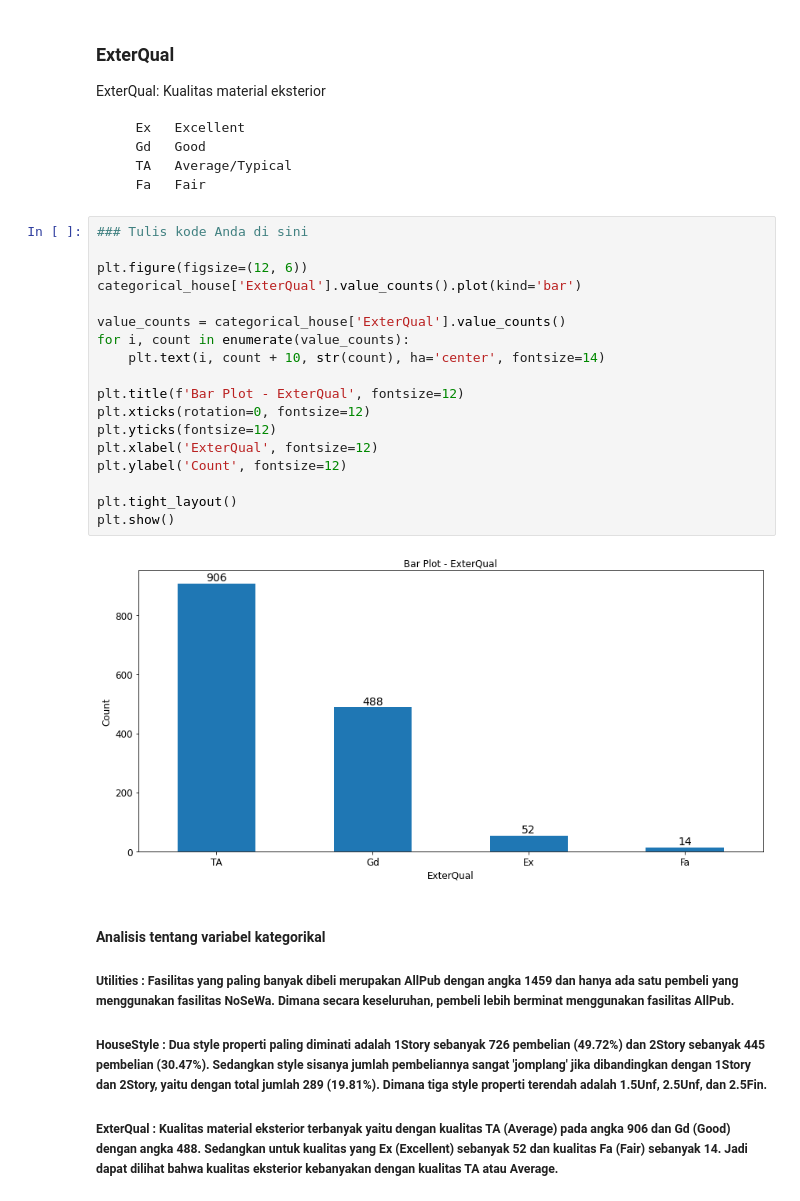
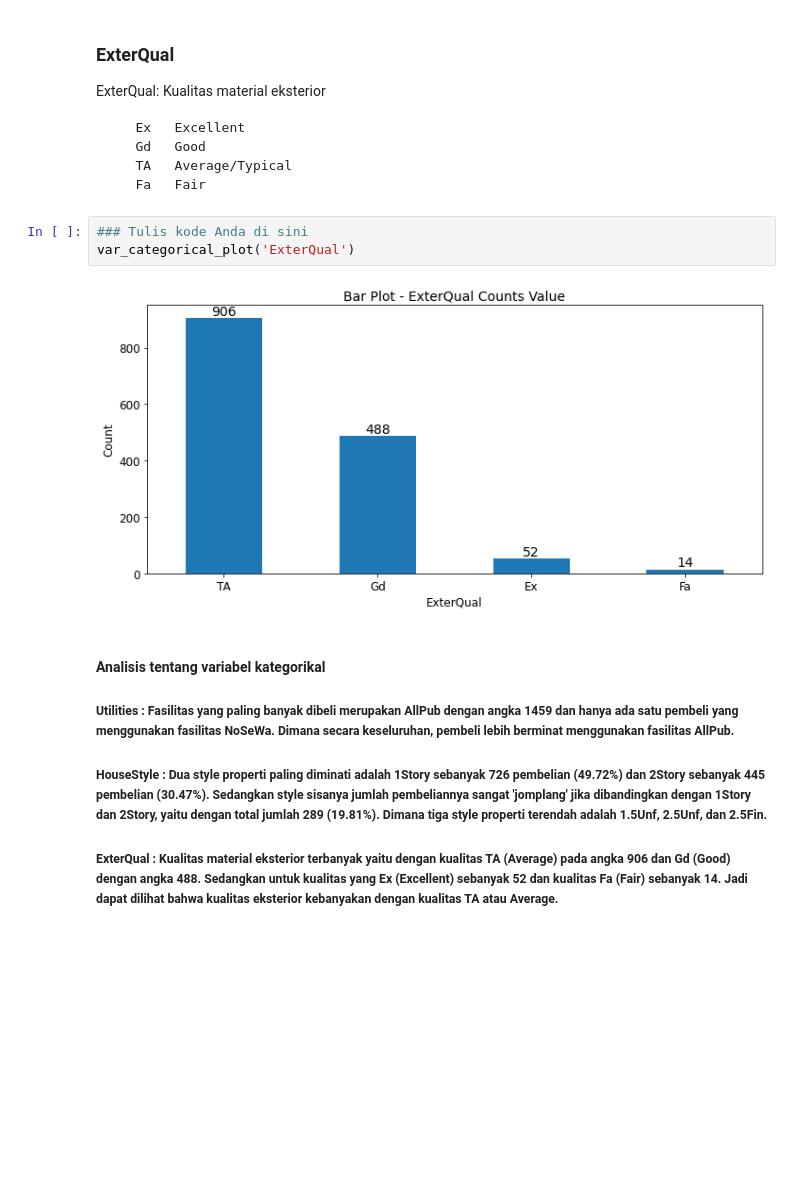
Before and after one commit to TheOX7/Final-Proyek-Data-Science-Kelas.com, a Jupyter notebook: Case Study 02/Project_Based_Learning_Case_02.ipynb, the cells around one changed output. Saved outputs shown, nothing was run; the diff lists cells and outputs as text; blank space fills up the shorter version.

```diff
--- a/Case Study 02/Project_Based_Learning_Case_02.ipynb
+++ b/Case Study 02/Project_Based_Learning_Case_02.ipynb
@@ -167,26 +154,11 @@ ExterQual: Kualitas material eksterior
        Gd	Good
        TA	Average/Typical
        Fa	Fair
-# %%
-### Tulis kode Anda di sini
-
-plt.figure(figsize=(12, 6))
-categorical_house['ExterQual'].value_counts().plot(kind='bar')
-
-value_counts = categorical_house['ExterQual'].value_counts()
-for i, count in enumerate(value_counts):
-    plt.text(i, count + 10, str(count), ha='center', fontsize=14)
-
-plt.title(f'Bar Plot - ExterQual', fontsize=12)
-plt.xticks(rotation=0, fontsize=12)
-plt.yticks(fontsize=12)
-plt.xlabel('ExterQual', fontsize=12)
-plt.ylabel('Count', fontsize=12)
-
-plt.tight_layout()
-plt.show()
-# %% [output]
-[figure, removed]
+# %%
+### Tulis kode Anda di sini
+var_categorical_plot('ExterQual')
+# %% [output]
+[figure, added]
 # %% [markdown]
 #### **Analisis tentang variabel kategorikal**
 
```
Also changed, not shown: parts of 24 cells of this notebook, 4 other files.
